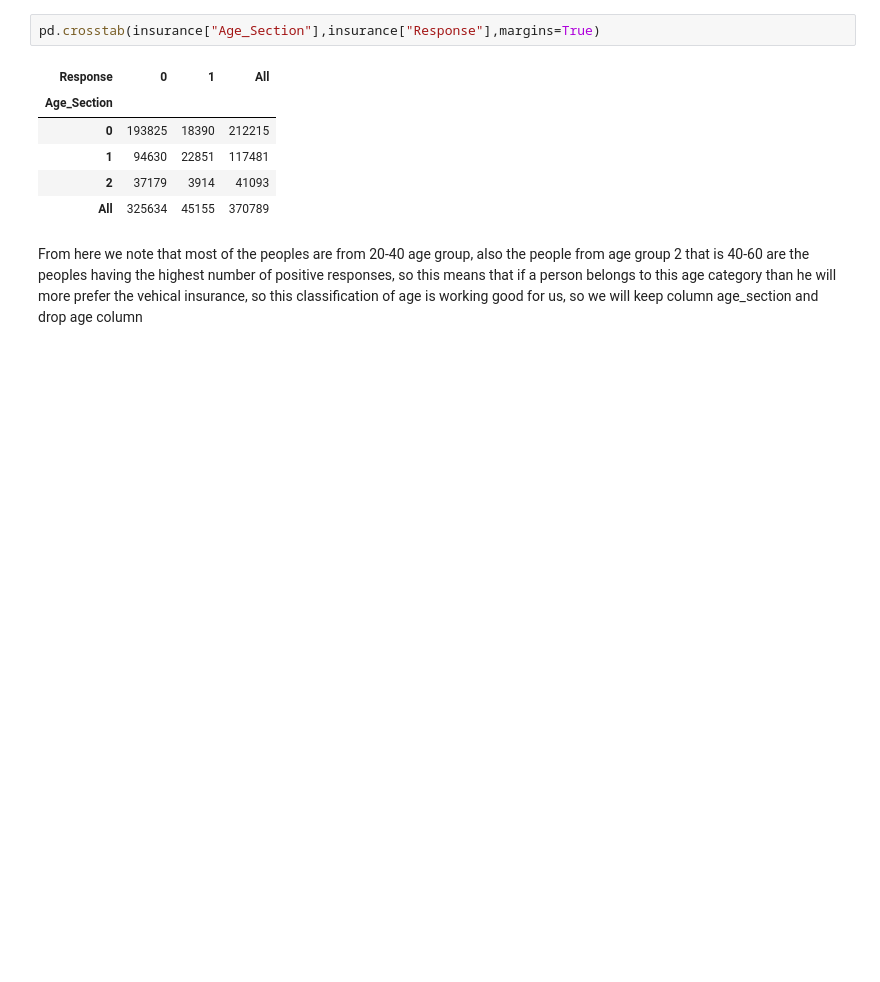
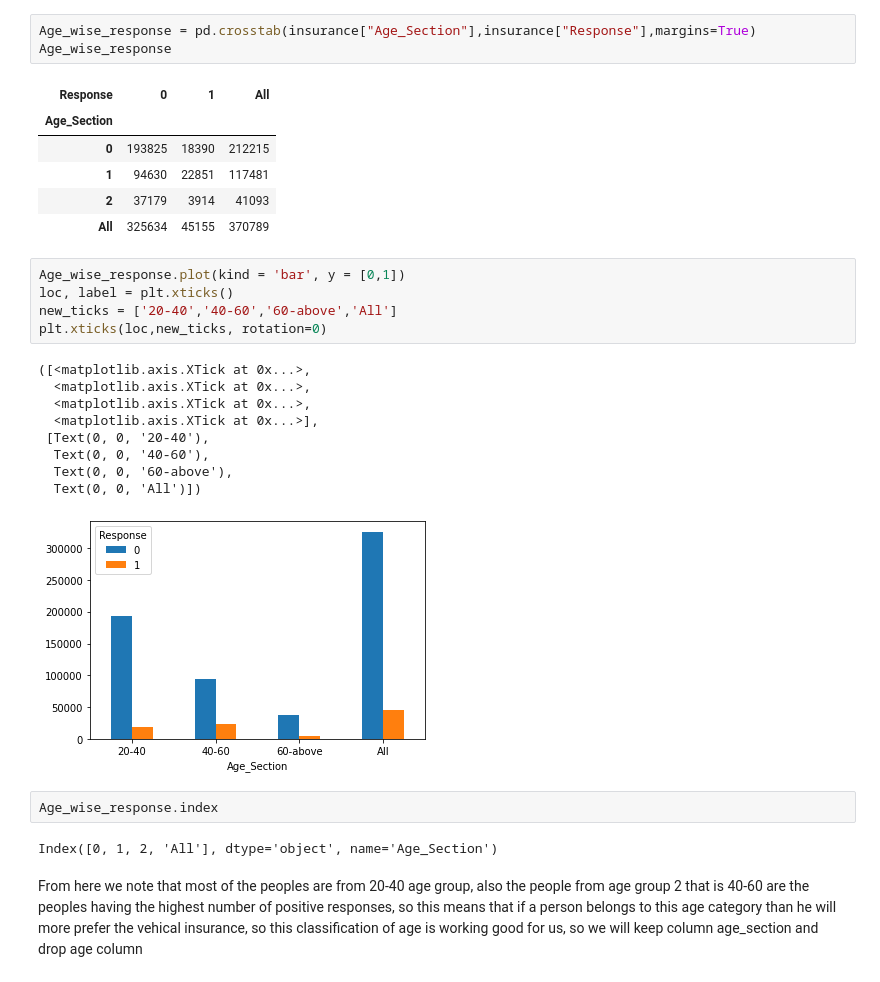
Before and after one commit to gauriagarwal18/HEALTH-INSURANCE-CROSS-SELL-PREDICTION, a Jupyter notebook: HEALTH_INSURANCE_CROSS_SELL_PREDICTION.ipynb, the cells around one changed output. Cells and saved outputs as stored; diff of their text form; blank space fills up the shorter version.

```diff
--- a/HEALTH_INSURANCE_CROSS_SELL_PREDICTION.ipynb
+++ b/HEALTH_INSURANCE_CROSS_SELL_PREDICTION.ipynb
@@ -552,7 +553,8 @@ A value is trying to be set on a copy of a slice from a DataFrame
 See the caveats in the documentation: https://pandas.pydata.org/pandas-docs/stable/user_guide/indexing.html#returning-a-view-versus-a-copy
   This is separate from the ipykernel package so we can avoid doing imports until
 # %%
-pd.crosstab(insurance["Age_Section"],insurance["Response"],margins=True)
+Age_wise_response = pd.crosstab(insurance["Age_Section"],insurance["Response"],margins=True)
+Age_wise_response
 # %% [output]
 | Response | 0 | 1 | All |
 | Age_Section |  |  |  |
@@ -560,6 +562,25 @@ pd.crosstab(insurance["Age_Section"],insurance["Response"],margins=True)
 | 1 | 94630 | 22851 | 117481 |
 | 2 | 37179 | 3914 | 41093 |
 | All | 325634 | 45155 | 370789 |
+# %%
+Age_wise_response.plot(kind = 'bar', y = [0,1])
+loc, label = plt.xticks()
+new_ticks = ['20-40','40-60','60-above','All']
+plt.xticks(loc,new_ticks, rotation=0)
+# %% [output]
+([<matplotlib.axis.XTick at 0x...>,
+  <matplotlib.axis.XTick at 0x...>,
+  <matplotlib.axis.XTick at 0x...>,
+  <matplotlib.axis.XTick at 0x...>],
+ [Text(0, 0, '20-40'),
+  Text(0, 0, '40-60'),
+  Text(0, 0, '60-above'),
+  Text(0, 0, 'All')])
+[figure, added]
+# %%
+Age_wise_response.index
+# %% [output]
+Index([0, 1, 2, 'All'], dtype='object', name='Age_Section')
 # %% [markdown]
 From here we note that most of the peoples are from 20-40 age group, also the people from age group 2 that is 40-60 are the peoples having the highest number of positive responses, so this means that if a person belongs to this age category than he will more prefer the vehical insurance, so this classification of age is working good for us, so we will keep column age_section and drop age column
 # %%
```
Also changed, not shown: parts of 26 cells of this notebook.
